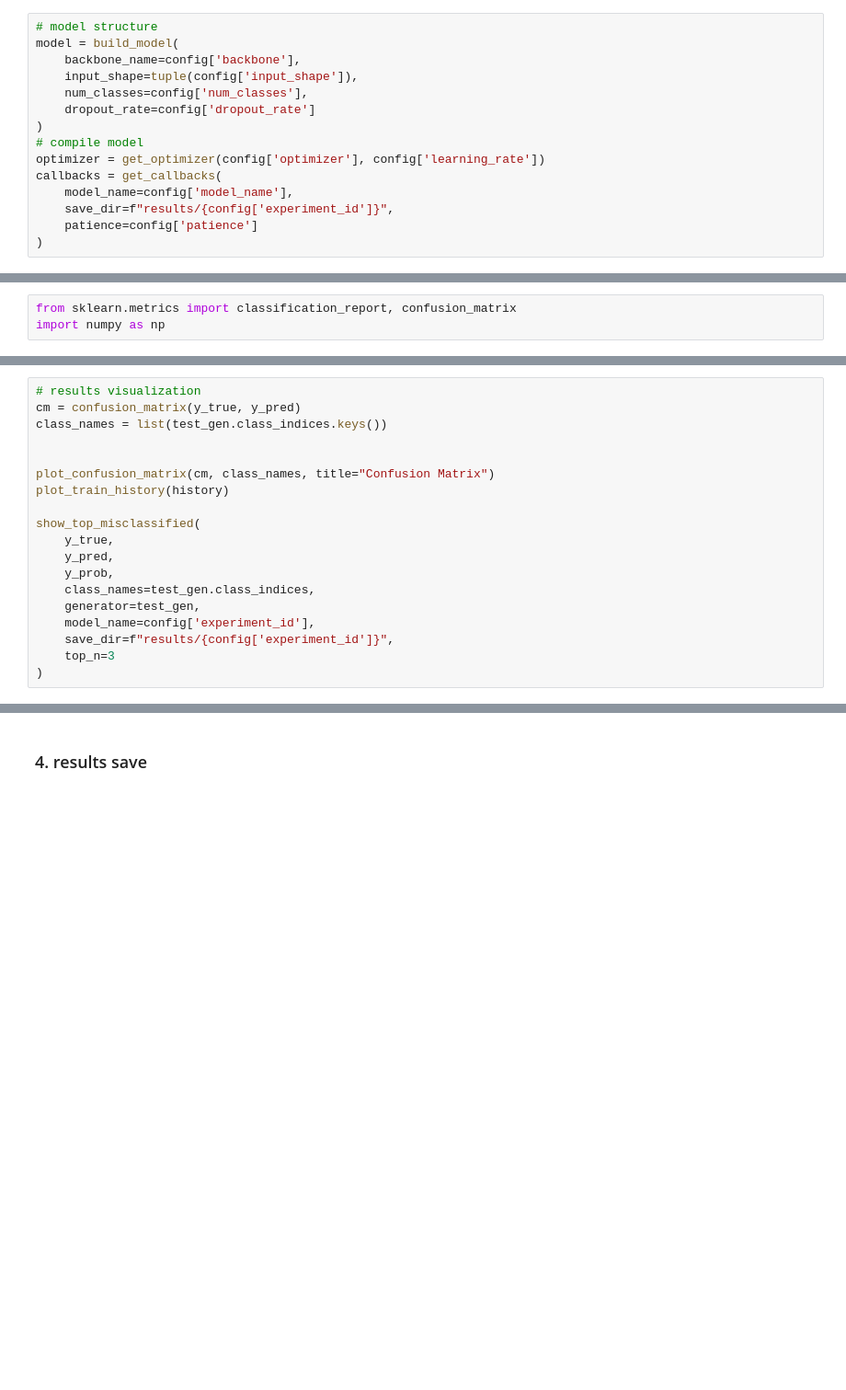
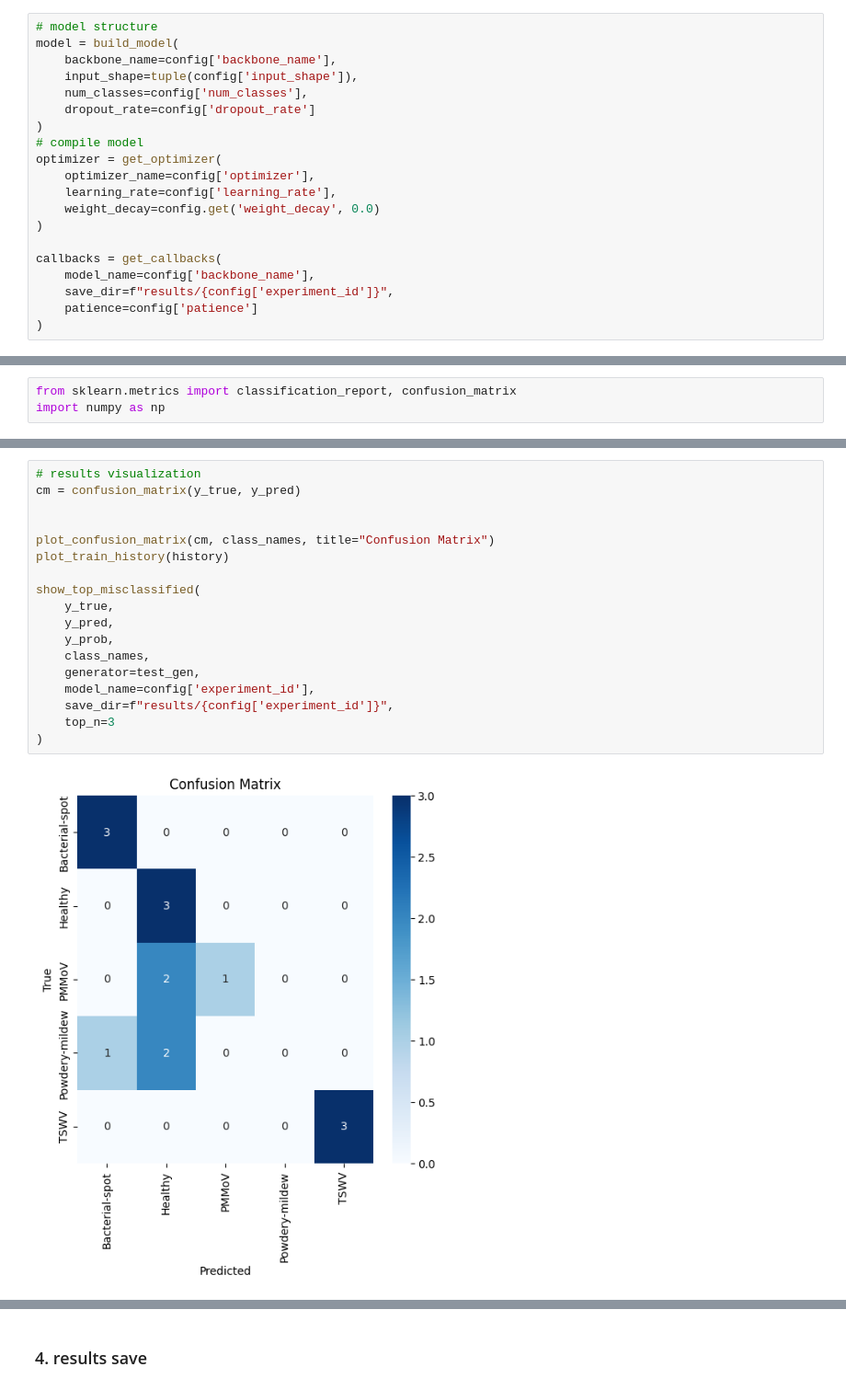
Before and after one commit to vnltbb/ex-cnn-cv-ca, a Jupyter notebook: notebooks/runner.ipynb, the cells around one changed output, grey strips where cells are left out. Shown at 92% size. Cells and saved outputs as stored; diff of their text form; blank space fills up the shorter version.

```diff
--- a/notebooks/runner.ipynb
+++ b/notebooks/runner.ipynb
@@ -82,15 +160,20 @@ show_images(val_gen)
 # %%
 # model structure
 model = build_model(
-    backbone_name=config['backbone'],
+    backbone_name=config['backbone_name'],
     input_shape=tuple(config['input_shape']),
     num_classes=config['num_classes'],
     dropout_rate=config['dropout_rate']
 )
 # compile model
-optimizer = get_optimizer(config['optimizer'], config['learning_rate'])
+optimizer = get_optimizer(
+    optimizer_name=config['optimizer'],
+    learning_rate=config['learning_rate'],
+    weight_decay=config.get('weight_decay', 0.0)
+)
+
 callbacks = get_callbacks(
-    model_name=config['model_name'],
+    model_name=config['backbone_name'],
     save_dir=f"results/{config['experiment_id']}",
     patience=config['patience']
 )
@@ -114,19 +240,20 @@ y_true, y_pred, y_prob = evaluate_model(model, test_gen)
 # %%
 # results visualization
 cm = confusion_matrix(y_true, y_pred)
-class_names = list(test_gen.class_indices.keys())
 
 
 plot_confusion_matrix(cm, class_names, title="Confusion Matrix")
 plot_train_history(history)
 
 show_top_misclassified(
     y_true,
     y_pred,
     y_prob,
-    class_names=test_gen.class_indices,
+    class_names,
     generator=test_gen,
     model_name=config['experiment_id'],
     save_dir=f"results/{config['experiment_id']}",
     top_n=3
 )
+# %% [output]
+[figure, added]
```
Also changed, not shown: parts of 18 cells of this notebook, 14 other files.
